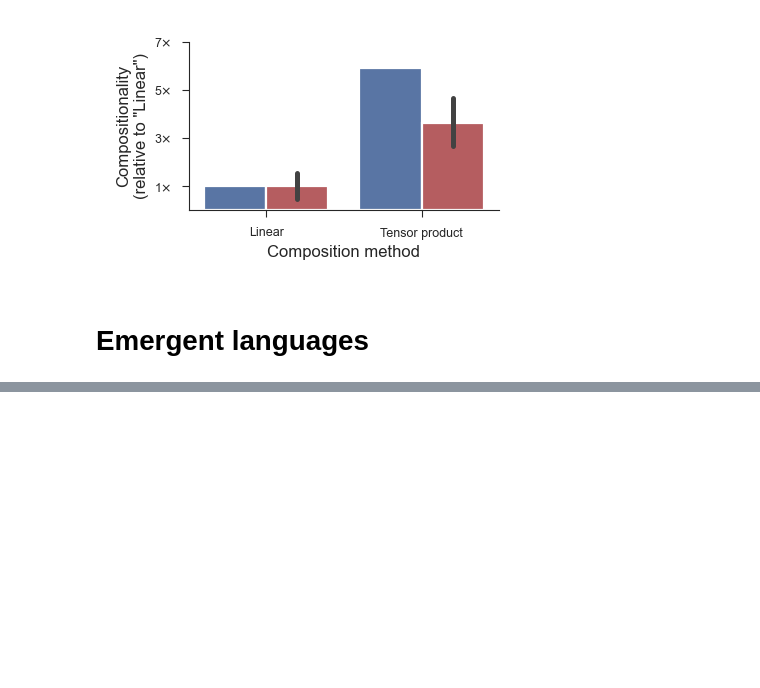
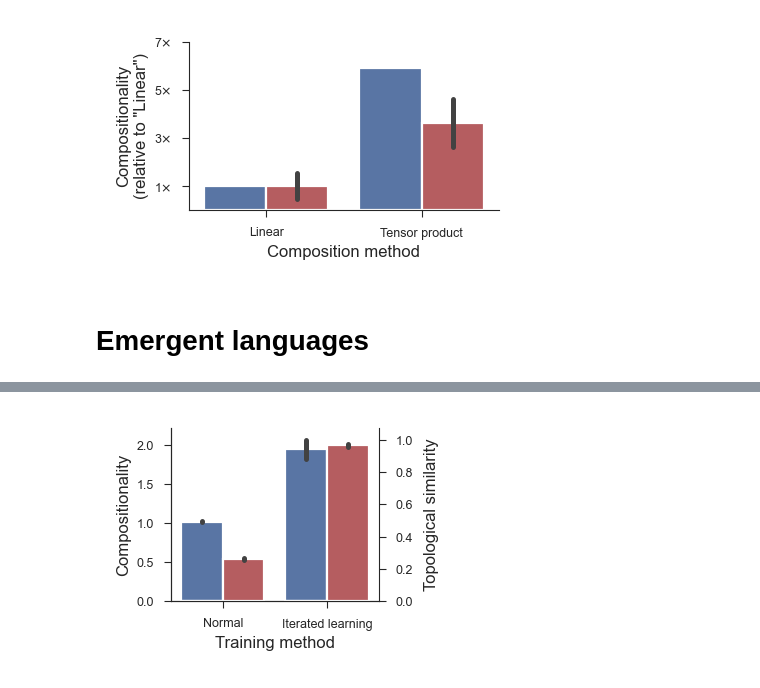
Before and after one commit to EricElmoznino/complexity_compositionality, a Jupyter notebook: papers/idea_preprint/notebook.ipynb, the cells around one changed output, grey strips where cells are left out. Saved outputs shown, nothing was run; the diff lists cells and outputs as text; code cells hidden in the pictures; blank space fills up the shorter version.

```diff
--- a/papers/idea_preprint/notebook.ipynb
+++ b/papers/idea_preprint/notebook.ipynb
@@ -616,0 +632,78 @@ plt.show()
+# %%
+def fill_topsims(row):
+    # This is based on W&B runs
+    reset = row["reset"]
+    seed = int(row["data_dir"].split("_")[-1].split("-")[1])
+    return {
+        (True, 1): 1.0,
+        (True, 2): 1.0,
+        (True, 3): 0.9513,
+        (True, 4): 0.9372,
+        (True, 5): 0.9345,
+        (False, 1): 0.277,
+        (False, 2): 0.2743,
+        (False, 3): 0.2609,
+        (False, 4): 0.2596,
+        (False, 5): 0.2415,
+    }[(reset, seed)]
+
+# Gather compositionality metrics
+data = data_results.copy()
+data["K(Z)"] = -50 * (8**2 - 8) * np.log(1 / 8**2)  # Summed entropy of Z, which are objects
+data["Compositionality"] = data["K(Z)"] / data["K/K(Data)"]
+data["Topological similarity"] = data.apply(fill_topsims, axis="columns")
+
+# Prepare data for plotting
+data["reset"] = data["reset"].map({True: "Iterated learning", False: "Normal"})
+data_comp = data.copy()
+data_comp["Topological similarity"] = -1    # Dummy value for plotting
+data_comp = data_comp.melt(
+    id_vars=["reset"],
+    value_vars=["Compositionality", "Topological similarity"],
+    var_name="Metric",
+    value_name="Value",
+)
+data_top = data.copy()
+data_top["Compositionality"] = -1    # Dummy value for plotting
+data_top = data_top.melt(
+    id_vars=["reset"],
+    value_vars=["Compositionality", "Topological similarity"],
+    var_name="Metric",
+    value_name="Value",
+)
+
+# Plotting
+
+fig, ax1 = plt.subplots(nrows=1, ncols=1, figsize=(1.7, 1.2))
+ax2 = ax1.twinx()
+
+sns.barplot(
+    data=data_comp,
+    x="reset",
+    y="Value",
+    hue="Metric",
+    hue_order=["Compositionality", "Topological similarity"],
+    palette=[sns.color_palette()[0], sns.color_palette()[3]],
+    ax=ax1,
+)
+sns.barplot(
+    data=data_top,
+    x="reset",
+    y="Value",
+    hue="Metric",
+    hue_order=["Compositionality", "Topological similarity"],
+    palette=[sns.color_palette()[0], sns.color_palette()[3]],
+    ax=ax2,
+)
+
+ax2.spines['right'].set_visible(True)
+ax1.set(ylabel='Compositionality', ylim=(0, None), xlabel="Training method")
+ax2.set(ylim=(0, None))
+ax2.set_ylabel('Topological similarity', labelpad=4)
+ax1.legend().remove()
+ax2.legend().remove()
+
+fig.savefig("saved/emergent_languages_results.pdf")
+plt.show()
+# %% [output]
+[figure, added]
```
Also changed, not shown: parts of 9 cells of this notebook, 6 other files.
